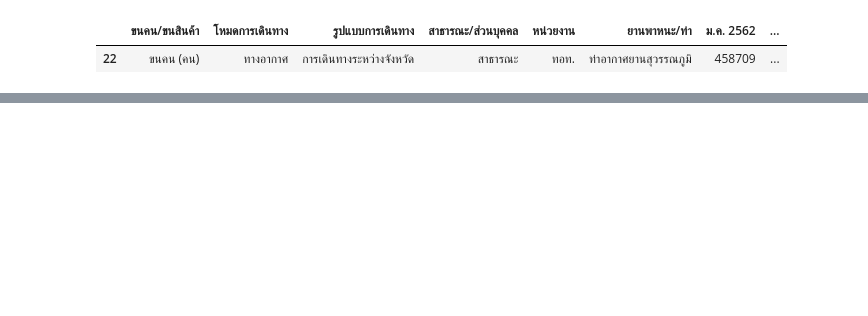
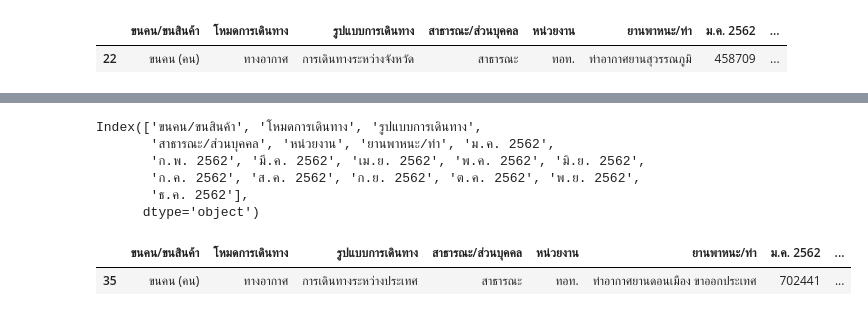
Before and after one commit to maliwant/data_viz, a Jupyter notebook: Quiz4.ipynb, the cells around one changed output, grey strips where cells are left out. Cells and saved outputs as stored; diff of their text form; code cells hidden in the pictures; blank space fills up the shorter version.

```diff
--- a/Quiz4.ipynb
+++ b/Quiz4.ipynb
@@ -40,0 +43,3 @@ data1_df[data1_df['ยานพาหนะ/ท่า']=='ท่าอากา
+# %%
+data1_df.columns = [i.strftime('%Y-%m-%d') if isinstance(i, datetime) else i for i in data1_df.columns]
+data1_df
@@ -40,0 +64,15 @@ data1_df[data1_df['ยานพาหนะ/ท่า']=='ท่าอากา
+# %%
+data1_df.columns
+# %% [output]
+Index(['ขนคน/ขนสินค้า', 'โหมดการเดินทาง', 'รูปแบบการเดินทาง',
+       'สาธารณะ/ส่วนบุคคล', 'หน่วยงาน', 'ยานพาหนะ/ท่า', 'ม.ค. 2562',
+       'ก.พ. 2562', 'มี.ค. 2562', 'เม.ย. 2562', 'พ.ค. 2562', 'มิ.ย. 2562',
+       'ก.ค. 2562', 'ส.ค. 2562', 'ก.ย. 2562', 'ต.ค. 2562', 'พ.ย. 2562',
+       'ธ.ค. 2562'],
+      dtype='object')
+# %%
+data1_df_don_muang_airport = data1_df[data1_df['ยานพาหนะ/ท่า']=='ท่าอากาศยานดอนเมือง ขาออกประเทศ']
+data1_df_don_muang_airport
+# %% [output]
+|  | ขนคน/ขนสินค้า | โหมดการเดินทาง | รูปแบบการเดินทาง | สาธารณะ/ส่วนบุคคล | หน่วยงาน | ยานพาหนะ/ท่า | ม.ค. 2562 | ... |
+| 35 | ขนคน (คน) | ทางอากาศ | การเดินทางระหว่างประเทศ | สาธารณะ | ทอท. | ท่าอากาศยานดอนเมือง ขาออกประเทศ | 702441 | ... |
```
Also changed, not shown: parts of 20 cells of this notebook.
